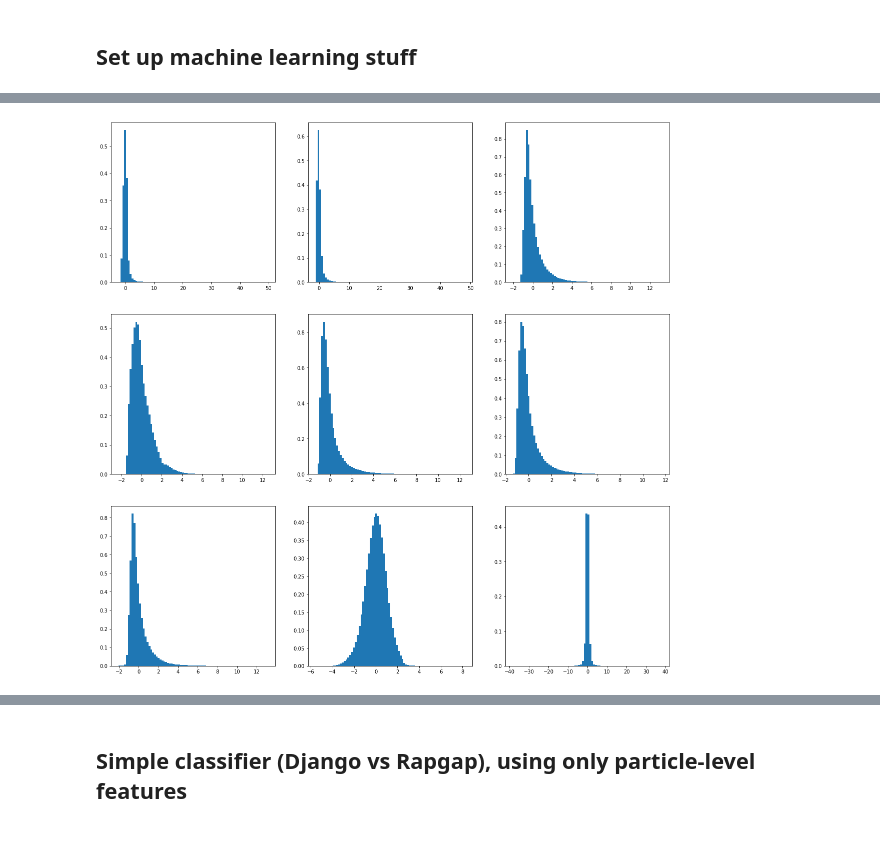
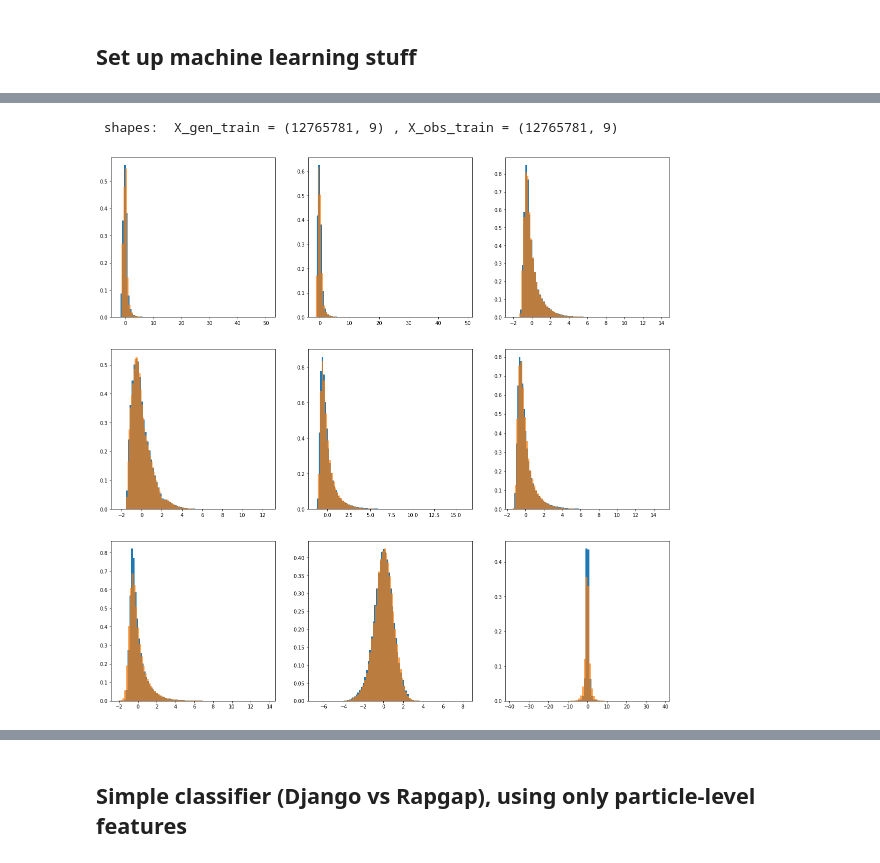
Before and after one commit to owen234/nn-adv-de, a Jupyter notebook: version1.ipynb, the cells around one changed output, grey strips where cells are left out. Saved outputs shown, nothing was run; the diff lists cells and outputs as text; code cells hidden in the pictures.

```diff
--- a/version1.ipynb
+++ b/version1.ipynb
@@ -716,5 +747,6 @@ print(" shapes:  X_d = %s , w_d = %s , Y_d = %s" % ( str(np.shape(X_d)), str(np.
 # %%
-X = np.concatenate( [X_r, X_d] )
+X_gen = np.concatenate( [X_gen_r, X_gen_d] )
+X_obs = np.concatenate( [X_obs_r, X_obs_d] )
 w = np.concatenate( [w_r, w_d])
 Y = np.concatenate( [Y_r, Y_d])
 # %%
@@ -724,5 +788,6 @@ print(" shapes:  X = %s , w = %s , Y = %s" % ( str(np.shape(X)), str(np.shape(w)
 # %%
 scalerX = StandardScaler()
-scalerX.fit(X)
-Xs = scalerX.transform(X)
+scalerX.fit(X_gen)
+Xs_gen = scalerX.transform(X_gen)
+Xs_obs = scalerX.transform(X_obs)
 # %%
@@ -730,26 +795,44 @@ X_train, X_test, Y_train, Y_test, w_train, w_test = train_test_split( Xs, Y, w,
+# %%
+print("\n shapes:  X_gen_train = %s , X_obs_train = %s" % ( str(np.shape(X_gen_train)), str(np.shape(X_obs_train))))
+# %% [output]
+ shapes:  X_gen_train = (12765781, 9) , X_obs_train = (12765781, 9)
 # %%
 fig,ax = plt.subplots(3,3,figsize=(20,20))
 
 hbins = 80
 
 
-ax[0][0].hist( Xs[:,0], density=True, bins=hbins )
-ax[0][1].hist( Xs[:,1], density=True, bins=hbins )
-ax[0][2].hist( Xs[:,2], density=True, bins=hbins )
+ax[0][0].hist( Xs_gen[:,0], density=True, bins=hbins )
+ax[0][1].hist( Xs_gen[:,1], density=True, bins=hbins )
+ax[0][2].hist( Xs_gen[:,2], density=True, bins=hbins )
 
-ax[1][0].hist( Xs[:,3], density=True, bins=hbins )
-ax[1][1].hist( Xs[:,4], density=True, bins=hbins )
-ax[1][2].hist( Xs[:,5], density=True, bins=hbins )
+ax[1][0].hist( Xs_gen[:,3], density=True, bins=hbins )
+ax[1][1].hist( Xs_gen[:,4], density=True, bins=hbins )
+ax[1][2].hist( Xs_gen[:,5], density=True, bins=hbins )
 
-ax[2][0].hist( Xs[:,6], density=True, bins=hbins )
-ax[2][1].hist( Xs[:,7], density=True, bins=hbins )
-ax[2][2].hist( Xs[:,8], density=True, bins=hbins )
+ax[2][0].hist( Xs_gen[:,6], density=True, bins=hbins )
+ax[2][1].hist( Xs_gen[:,7], density=True, bins=hbins )
+ax[2][2].hist( Xs_gen[:,8], density=True, bins=hbins )
+
+
+
+ax[0][0].hist( Xs_obs[:,0], density=True, bins=hbins, alpha=0.7 )
+ax[0][1].hist( Xs_obs[:,1], density=True, bins=hbins, alpha=0.7 )
+ax[0][2].hist( Xs_obs[:,2], density=True, bins=hbins, alpha=0.7 )
+
+ax[1][0].hist( Xs_obs[:,3], density=True, bins=hbins, alpha=0.7 )
+ax[1][1].hist( Xs_obs[:,4], density=True, bins=hbins, alpha=0.7 )
+ax[1][2].hist( Xs_obs[:,5], density=True, bins=hbins , alpha=0.7)
+
+ax[2][0].hist( Xs_obs[:,6], density=True, bins=hbins, alpha=0.7 )
+ax[2][1].hist( Xs_obs[:,7], density=True, bins=hbins , alpha=0.7)
+ax[2][2].hist( Xs_obs[:,8], density=True, bins=hbins, alpha=0.7 )
 
 
 
 plt.show()
 # %% [output]
-[figure, old version]
+[figure, new version]
 # %%
 fig,ax = plt.subplots(3,3,figsize=(20,20))
 
```
Also changed, not shown: parts of 34 cells of this notebook.
